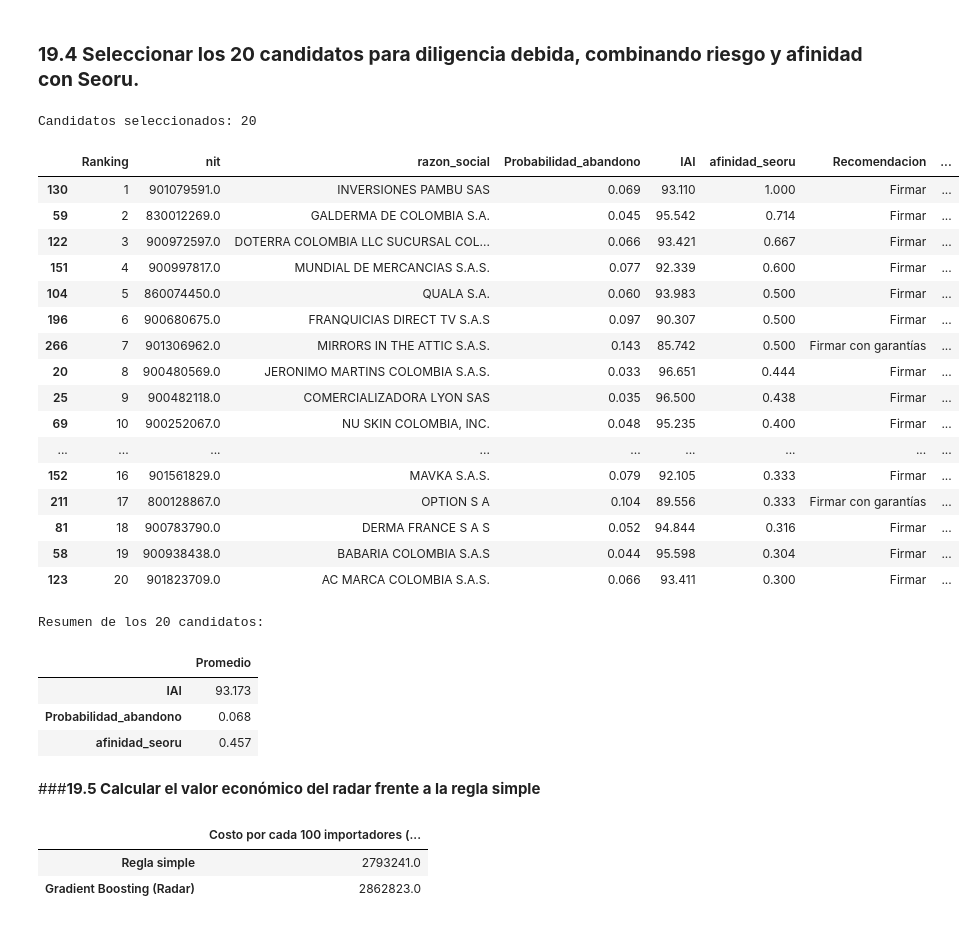
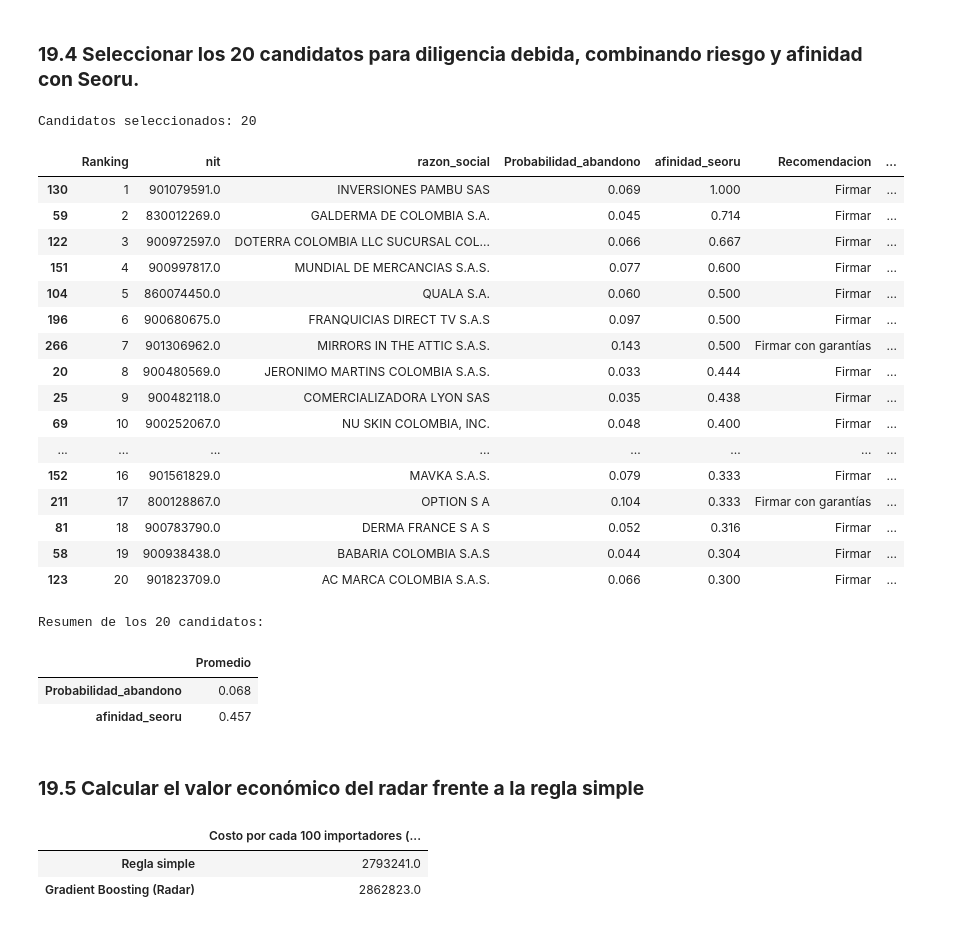
Before and after one commit to marigutierrezb/GlowUp-Radar, a Jupyter notebook: colab/GlowUp_Entrega2.ipynb, the cells around one changed output. Drawn from its saved outputs; the diff is of its cells as text; code cells hidden in the pictures.

```diff
--- a/colab/GlowUp_Entrega2.ipynb
+++ b/colab/GlowUp_Entrega2.ipynb
@@ -1710,24 +1708,21 @@ radar_2026 = radar[
 
 radar_2026["Probabilidad_abandono"] = prob_abandono_2026
 
-# Índice de arraigo importador: probabilidad de permanencia
-radar_2026["IAI"] = 100 * (1 - radar_2026["Probabilidad_abandono"])
-
-# Ordenar de mayor a menor arraigo
+# Ordenar de menor a mayor probabilidad de abandono
 radar_2026 = radar_2026.sort_values(
-    "IAI", ascending=False
+    "Probabilidad_abandono", ascending=True
 ).reset_index(drop=True)
 
 # Revisar resultados
 print("Importadores evaluados:", len(radar_2026))
-print("\nResumen de probabilidades e IAI:")
+print("\nResumen de probabilidades y afinidad:")
 display(
     radar_2026[
-        ["Probabilidad_abandono", "IAI", "afinidad_seoru"]
+        ["Probabilidad_abandono", "afinidad_seoru"]
     ].describe().round(3)
 )
 
-print("\nPrimeros 10 importadores por IAI:")
+print("\nLos 10 importadores con menor probabilidad de abandono:")
 display(radar_2026.head(10))
 # %% [output]
 Importadores evaluados: 540
@@ -1842,10 +1836,10 @@ elegibles = radar_2026[
     )
 ].copy()
 
-# 2. Ordenar por afinidad con Seoru y, en segundo lugar, por IAI
+# 2. Ordenar por afinidad con Seoru y, en segundo lugar, por menor probabilidad de abandono
 candidatos_20 = elegibles.sort_values(
-    ["afinidad_seoru", "IAI"],
-    ascending=False
+    ["afinidad_seoru", "Probabilidad_abandono"],
+    ascending=[False, True]
 ).head(20).copy()
 
 # 3. Asignar posición en el ranking
@@ -1854,60 +1848,58 @@ candidatos_20.insert(
     "Ranking",
     range(1, len(candidatos_20) + 1)
 )
 
 # 4. Añadir una explicación de la selección
 candidatos_20["Criterio_seleccion"] = (
-    "Alta afinidad con Seoru y arraigo suficiente"
+    "Alta afinidad con Seoru y riesgo de abandono aceptable"
 )
 
 # 5. Mostrar los candidatos seleccionados
 columnas_mostrar = [
     "Ranking",
     "nit",
     "razon_social",
     "Probabilidad_abandono",
-    "IAI",
     "afinidad_seoru",
     "Recomendacion",
     "Criterio_seleccion"
 ]
 
 print("Candidatos seleccionados:", len(candidatos_20))
 display(candidatos_20[columnas_mostrar].round(3))
 
 # 6. Resumen de los candidatos
 print("\nResumen de los 20 candidatos:")
 display(
     candidatos_20[
-        ["IAI", "Probabilidad_abandono", "afinidad_seoru"]
+        ["Probabilidad_abandono", "afinidad_seoru"]
     ].mean().to_frame("Promedio").round(3)
 )
 # %% [output]
 Candidatos seleccionados: 20
-|  | Ranking | nit | razon_social | Probabilidad_abandono | IAI | afinidad_seoru | Recomendacion | ... |
-| 130 | 1 | 901079591.0 | INVERSIONES PAMBU SAS | 0.069 | 93.110 | 1.000 | Firmar | ... |
-| 59 | 2 | 830012269.0 | GALDERMA DE COLOMBIA S.A. | 0.045 | 95.542 | 0.714 | Firmar | ... |
-| 122 | 3 | 900972597.0 | DOTERRA COLOMBIA LLC SUCURSAL COL... | 0.066 | 93.421 | 0.667 | Firmar | ... |
-| 151 | 4 | 900997817.0 | MUNDIAL DE MERCANCIAS S.A.S. | 0.077 | 92.339 | 0.600 | Firmar | ... |
-| 104 | 5 | 860074450.0 | QUALA S.A. | 0.060 | 93.983 | 0.500 | Firmar | ... |
-| 196 | 6 | 900680675.0 | FRANQUICIAS DIRECT TV S.A.S | 0.097 | 90.307 | 0.500 | Firmar | ... |
-| 266 | 7 | 901306962.0 | MIRRORS IN THE ATTIC S.A.S. | 0.143 | 85.742 | 0.500 | Firmar con garantías | ... |
-| 20 | 8 | 900480569.0 | JERONIMO MARTINS COLOMBIA S.A.S. | 0.033 | 96.651 | 0.444 | Firmar | ... |
-| 25 | 9 | 900482118.0 | COMERCIALIZADORA LYON SAS | 0.035 | 96.500 | 0.438 | Firmar | ... |
-| 69 | 10 | 900252067.0 | NU SKIN COLOMBIA, INC. | 0.048 | 95.235 | 0.400 | Firmar | ... |
-| ... | ... | ... | ... | ... | ... | ... | ... | ... |
-| 152 | 16 | 901561829.0 | MAVKA S.A.S. | 0.079 | 92.105 | 0.333 | Firmar | ... |
-| 211 | 17 | 800128867.0 | OPTION S A | 0.104 | 89.556 | 0.333 | Firmar con garantías | ... |
-| 81 | 18 | 900783790.0 | DERMA FRANCE S A S | 0.052 | 94.844 | 0.316 | Firmar | ... |
-| 58 | 19 | 900938438.0 | BABARIA COLOMBIA S.A.S | 0.044 | 95.598 | 0.304 | Firmar | ... |
-| 123 | 20 | 901823709.0 | AC MARCA COLOMBIA S.A.S. | 0.066 | 93.411 | 0.300 | Firmar | ... |
+|  | Ranking | nit | razon_social | Probabilidad_abandono | afinidad_seoru | Recomendacion | ... |
+| 130 | 1 | 901079591.0 | INVERSIONES PAMBU SAS | 0.069 | 1.000 | Firmar | ... |
+| 59 | 2 | 830012269.0 | GALDERMA DE COLOMBIA S.A. | 0.045 | 0.714 | Firmar | ... |
+| 122 | 3 | 900972597.0 | DOTERRA COLOMBIA LLC SUCURSAL COL... | 0.066 | 0.667 | Firmar | ... |
+| 151 | 4 | 900997817.0 | MUNDIAL DE MERCANCIAS S.A.S. | 0.077 | 0.600 | Firmar | ... |
+| 104 | 5 | 860074450.0 | QUALA S.A. | 0.060 | 0.500 | Firmar | ... |
+| 196 | 6 | 900680675.0 | FRANQUICIAS DIRECT TV S.A.S | 0.097 | 0.500 | Firmar | ... |
+| 266 | 7 | 901306962.0 | MIRRORS IN THE ATTIC S.A.S. | 0.143 | 0.500 | Firmar con garantías | ... |
+| 20 | 8 | 900480569.0 | JERONIMO MARTINS COLOMBIA S.A.S. | 0.033 | 0.444 | Firmar | ... |
+| 25 | 9 | 900482118.0 | COMERCIALIZADORA LYON SAS | 0.035 | 0.438 | Firmar | ... |
+| 69 | 10 | 900252067.0 | NU SKIN COLOMBIA, INC. | 0.048 | 0.400 | Firmar | ... |
+| ... | ... | ... | ... | ... | ... | ... | ... |
+| 152 | 16 | 901561829.0 | MAVKA S.A.S. | 0.079 | 0.333 | Firmar | ... |
+| 211 | 17 | 800128867.0 | OPTION S A | 0.104 | 0.333 | Firmar con garantías | ... |
+| 81 | 18 | 900783790.0 | DERMA FRANCE S A S | 0.052 | 0.316 | Firmar | ... |
+| 58 | 19 | 900938438.0 | BABARIA COLOMBIA S.A.S | 0.044 | 0.304 | Firmar | ... |
+| 123 | 20 | 901823709.0 | AC MARCA COLOMBIA S.A.S. | 0.066 | 0.300 | Firmar | ... |
 Resumen de los 20 candidatos:
 |  | Promedio |
-| IAI | 93.173 |
 | Probabilidad_abandono | 0.068 |
 | afinidad_seoru | 0.457 |
 # %% [markdown]
-###**19.5	Calcular el valor económico del radar frente a la regla simple**
+### **19.5	Calcular el valor económico del radar frente a la regla simple**
 # %%
 
 # Recuperar los costos obtenidos en la evaluación de 2024
```
Also changed, not shown: parts of 51 cells of this notebook.
